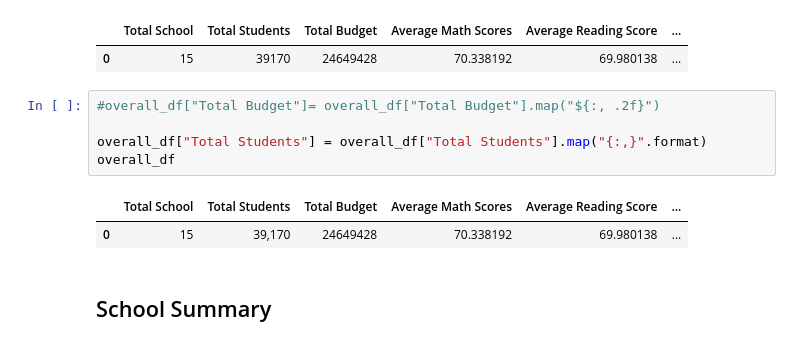
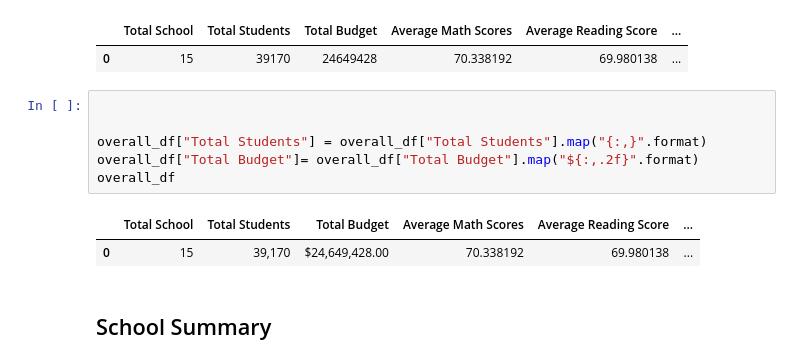
Before and after one commit to yan-ash/pandas_challenge, a Jupyter notebook: PyCitySchools/PyCitySchools_starter.ipynb, the cells around one changed output. Drawn from its saved outputs; the diff is of its cells as text.

```diff
--- a/PyCitySchools/PyCitySchools_starter.ipynb
+++ b/PyCitySchools/PyCitySchools_starter.ipynb
@@ -101,13 +101,14 @@ overall_df
 |  | Total School | Total Students | Total Budget | Average Math Scores | Average Reading Score | ... |
 | 0 | 15 | 39170 | 24649428 | 70.338192 | 69.980138 | ... |
 # %%
-#overall_df["Total Budget"]= overall_df["Total Budget"].map("${:, .2f}")
+
 
 overall_df["Total Students"] = overall_df["Total Students"].map("{:,}".format)
+overall_df["Total Budget"]= overall_df["Total Budget"].map("${:,.2f}".format)
 overall_df
 # %% [output]
 |  | Total School | Total Students | Total Budget | Average Math Scores | Average Reading Score | ... |
-| 0 | 15 | 39,170 | 24649428 | 70.338192 | 69.980138 | ... |
+| 0 | 15 | 39,170 | $24,649,428.00 | 70.338192 | 69.980138 | ... |
 # %% [markdown]
 ## School Summary
 # %% [markdown]
```
Also changed, not shown: parts of 4 cells of this notebook.
